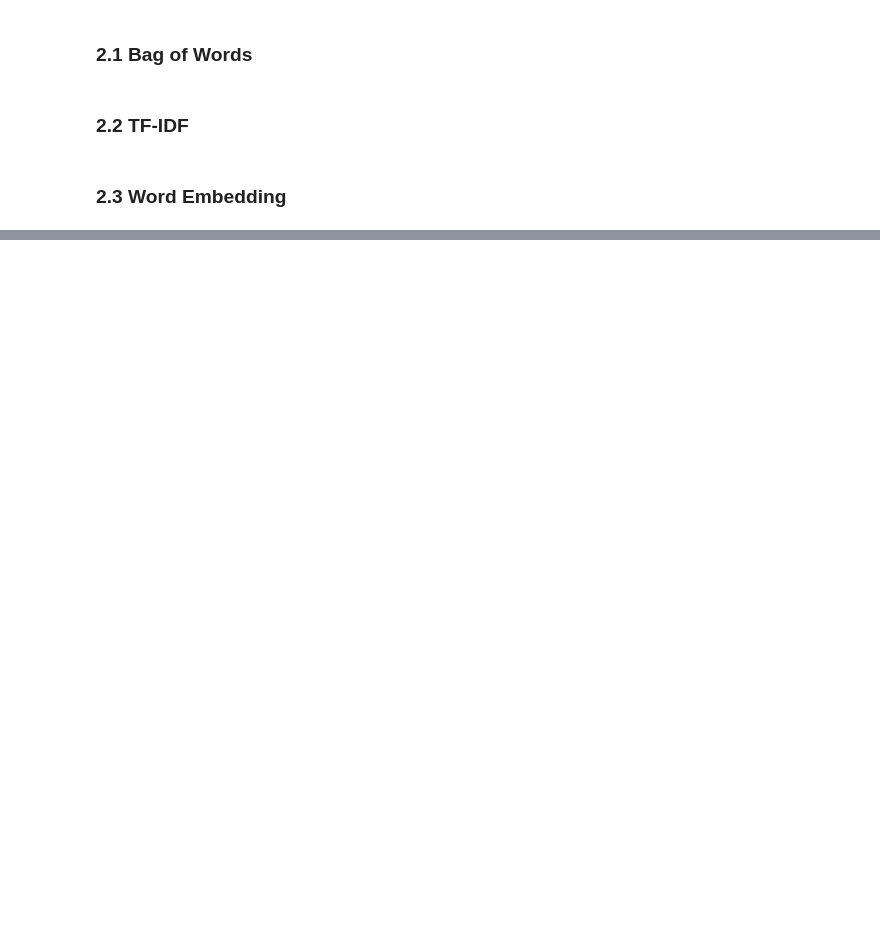
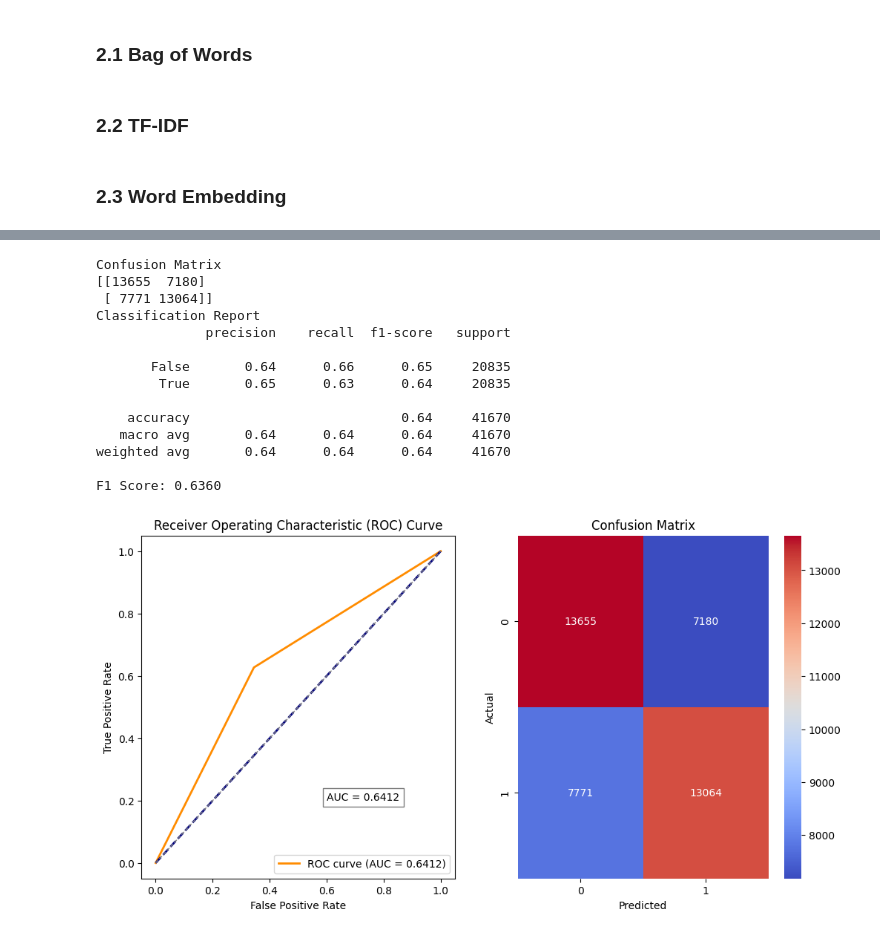
Before and after one commit to vincentaurellio/CS3244, a Jupyter notebook: PG-23/src/Final.ipynb, the cells around one changed output, grey strips where cells are left out. Drawn from its saved outputs; the diff is of its cells as text; code cells hidden in the pictures; blank space fills up the shorter version.

Commit message:
bj added AUC-ROC and attempt to run all the models including SVM with patch_sklearn()

```diff
--- a/PG-23/src/Final.ipynb
+++ b/PG-23/src/Final.ipynb
@@ -146,5 +154,5 @@ Also attempted BERT pretrained model but the model takes too long to train (up t
 # %%
 # logistic regression model
-bow_logistic_model = LogisticRegression(max_iter = 1e5)
-tfidf_logistic_model = LogisticRegression(max_iter = 1e5)
-embedding_logistic_model = LogisticRegression(max_iter = 1e5)
+bow_logistic_model = LogisticRegression(max_iter = 100000)
+tfidf_logistic_model = LogisticRegression(max_iter = 100000)
+embedding_logistic_model = LogisticRegression(max_iter = 100000)
@@ -219,0 +159,64 @@ weighted avg       0.52      0.52      0.52     41670
+# %%
+bow_logistic_model.fit(bow_train, df_train["is_spoiler"])
+y_test = df_test["is_spoiler"]
+y_pred = bow_logistic_model.predict(bow_test)
+
+print("Confusion Matrix")
+print(confusion_matrix(y_test, y_pred))
+
+print("Classification Report")
+print(classification_report(y_test, y_pred))
+
+f1score = f1_score(y_test, y_pred)
+print(f"F1 Score: {f1score:.4f}")
+
+bow_logistic_model_confusion_matrix = confusion_matrix(y_test, y_pred)
+plt.figure(figsize=(12, 6))
+# visualise confusion metric as heatmap
+plt.subplot(1,2,2)
+sns.heatmap(bow_logistic_model_confusion_matrix, annot=True, cmap='coolwarm', fmt='d', annot_kws={"size": 10})
+plt.xlabel('Predicted')
+plt.ylabel('Actual')
+plt.title('Confusion Matrix')
+
+
+# plot roc and auc
+
+# Calculate the ROC curve
+fpr, tpr, _ = roc_curve(y_test, y_pred)
+
+# Calculate the AUC score
+roc_auc_bow_log = auc(fpr, tpr)
+
+# Plot ROC curve
+plt.subplot(1, 2, 1)
+plt.plot(fpr, tpr, color='darkorange', lw=2, label='ROC curve (AUC = {:.4f})'.format(roc_auc_bow_log))
+plt.plot([0, 1], [0, 1], color='navy', lw=2, linestyle='--')
+plt.xlabel('False Positive Rate')
+plt.ylabel('True Positive Rate')
+plt.title('Receiver Operating Characteristic (ROC) Curve')
+plt.legend(loc="lower right")
+
+# Plot y=x line
+plt.plot([0, 1], [0, 1], color='gray', lw=1, linestyle='--')
+
+# Display AUC value on the plot
+plt.text(0.6, 0.2, 'AUC = {:.4f}'.format(roc_auc_bow_log), bbox=dict(facecolor='white', alpha=0.5))
+
+plt.show()
+# %% [output]
+Confusion Matrix
+[[13655  7180]
+ [ 7771 13064]]
+Classification Report
+              precision    recall  f1-score   support
+
+       False       0.64      0.66      0.65     20835
+        True       0.65      0.63      0.64     20835
+
+    accuracy                           0.64     41670
+   macro avg       0.64      0.64      0.64     41670
+weighted avg       0.64      0.64      0.64     41670
+
+F1 Score: 0.6360
+[figure, added]
```
Also changed, not shown: parts of 23 cells of this notebook.
